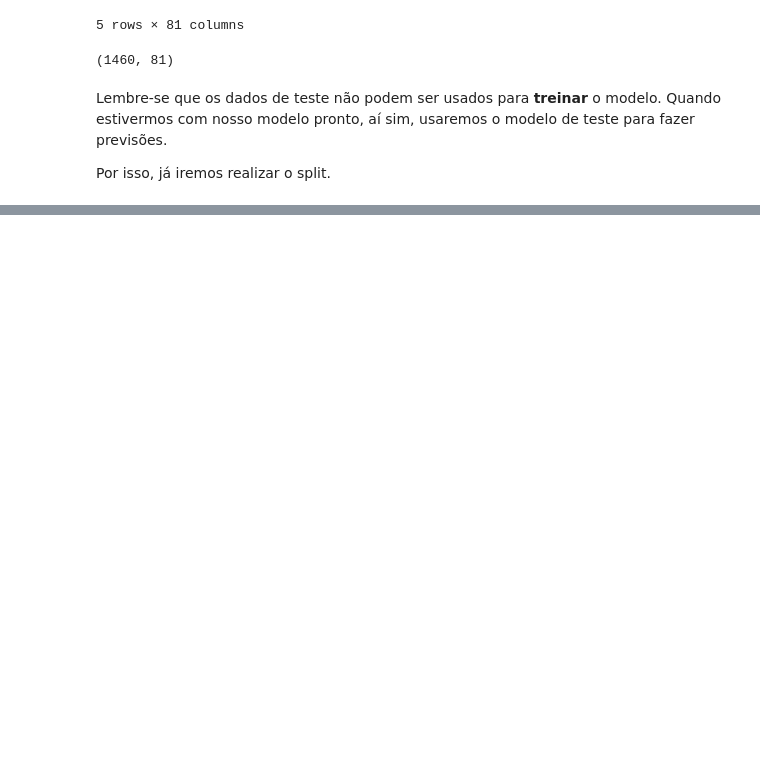
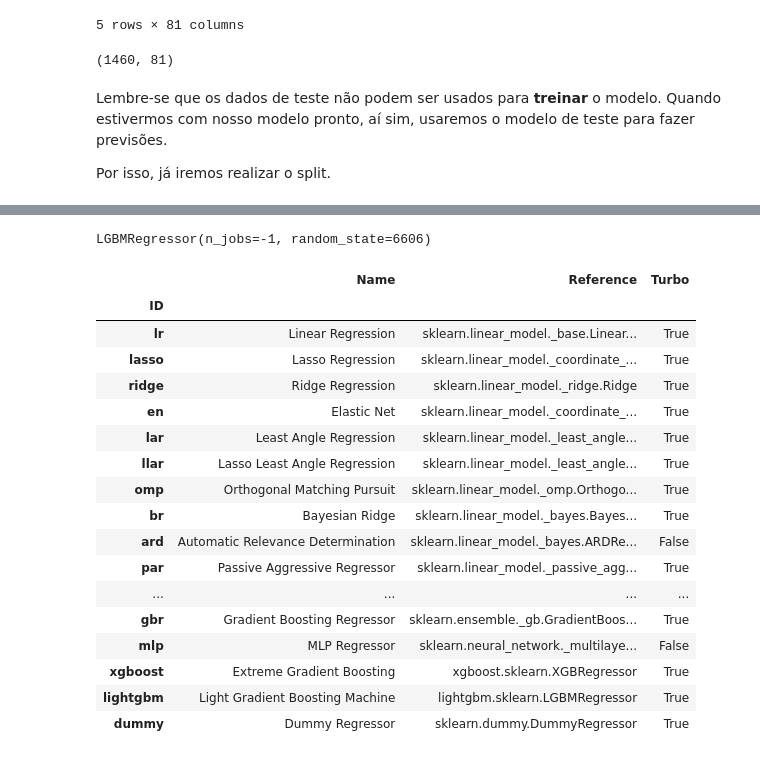
Before and after one commit to JhonnyLimachi/Sigmoidal, a Jupyter notebook: 38_Regressão_com_PyCaret.ipynb, the cells around one changed output, grey strips where cells are left out. Saved outputs shown, nothing was run; the diff lists cells and outputs as text; code cells hidden in the pictures; blank space fills up the shorter version.

```diff
--- a/38_Regressão_com_PyCaret.ipynb
+++ b/38_Regressão_com_PyCaret.ipynb
@@ -65,0 +188,27 @@ Por isso, já iremos realizar o split.
+# %%
+# verificando o melhor modelo
+print(best)
+# %% [output]
+LGBMRegressor(n_jobs=-1, random_state=6606)
+# %%
+# verificando os modelos
+models()
+# %% [output]
+|  | Name | Reference | Turbo |
+| ID |  |  |  |
+| lr | Linear Regression | sklearn.linear_model._base.Linear... | True |
+| lasso | Lasso Regression | sklearn.linear_model._coordinate_... | True |
+| ridge | Ridge Regression | sklearn.linear_model._ridge.Ridge | True |
+| en | Elastic Net | sklearn.linear_model._coordinate_... | True |
+| lar | Least Angle Regression | sklearn.linear_model._least_angle... | True |
+| llar | Lasso Least Angle Regression | sklearn.linear_model._least_angle... | True |
+| omp | Orthogonal Matching Pursuit | sklearn.linear_model._omp.Orthogo... | True |
+| br | Bayesian Ridge | sklearn.linear_model._bayes.Bayes... | True |
+| ard | Automatic Relevance Determination | sklearn.linear_model._bayes.ARDRe... | False |
+| par | Passive Aggressive Regressor | sklearn.linear_model._passive_agg... | True |
+| ... | ... | ... | ... |
+| gbr | Gradient Boosting Regressor | sklearn.ensemble._gb.GradientBoos... | True |
+| mlp | MLP Regressor | sklearn.neural_network._multilaye... | False |
+| xgboost | Extreme Gradient Boosting | xgboost.sklearn.XGBRegressor | True |
+| lightgbm | Light Gradient Boosting Machine | lightgbm.sklearn.LGBMRegressor | True |
+| dummy | Dummy Regressor | sklearn.dummy.DummyRegressor | True |
```
Also changed, not shown: parts of 18 cells of this notebook.
